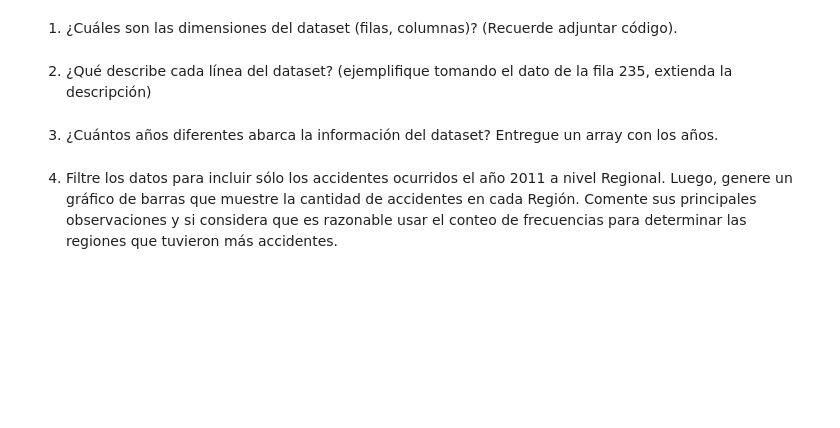
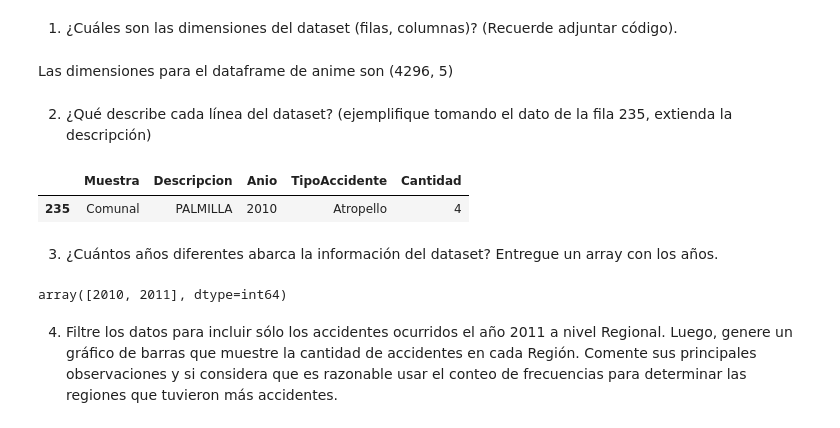
Before and after one commit to andyreus17/mineria, a Jupyter notebook: Laboratorio_2.ipynb, the cells around one changed output. Drawn from its saved outputs; the diff is of its cells as text; code cells hidden in the pictures; blank space fills up the shorter version.

```diff
--- a/Laboratorio_2.ipynb
+++ b/Laboratorio_2.ipynb
@@ -43,7 +39,20 @@ Explore el set de datos para responder las siguientes preguntas:
+# %% [markdown]
+Las dimensiones para el dataframe de anime son (4296, 5)
 # %% [markdown]
 2. ¿Qué describe cada línea del dataset? (ejemplifique tomando el dato de la fila 235, extienda la descripción)
+# %%
+fila = tipos[234:235]
+fila
+# %% [output]
+|  | Muestra | Descripcion | Anio | TipoAccidente | Cantidad |
+| 235 | Comunal | PALMILLA | 2010 | Atropello | 4 |
 # %% [markdown]
 3. ¿Cuántos años diferentes abarca la información del dataset? Entregue un array con los años.
+# %%
+anios = tipos['Anio'].drop_duplicates().to_numpy()
+anios
+# %% [output]
+array([2010, 2011], dtype=int64)
 # %% [markdown]
 4. Filtre los datos para incluir sólo los accidentes ocurridos el año 2011 a nivel Regional. Luego, genere un gráfico de barras que muestre la cantidad de accidentes en cada Región. Comente sus principales observaciones y si considera que es razonable usar el conteo de frecuencias para determinar las regiones que tuvieron más accidentes.
 # %% [markdown]
```
Also changed, not shown: parts of 8 cells of this notebook, 1 other file.
